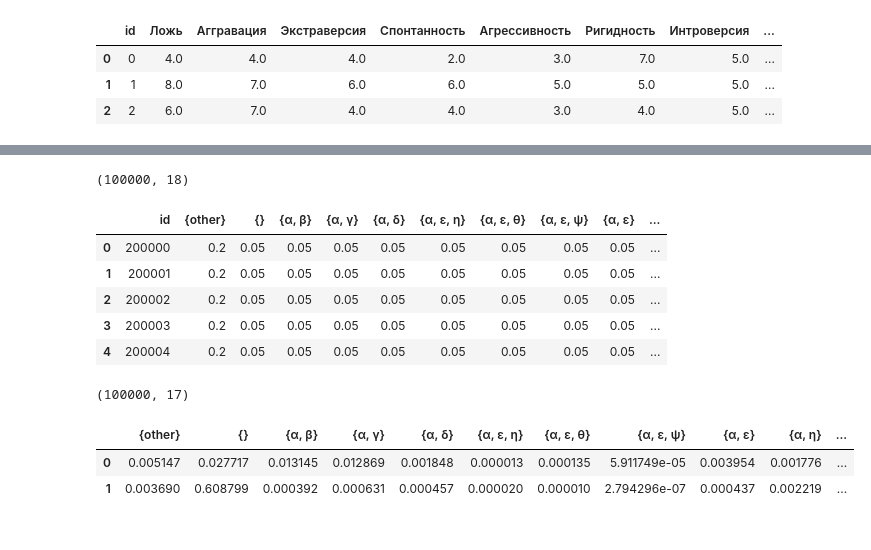
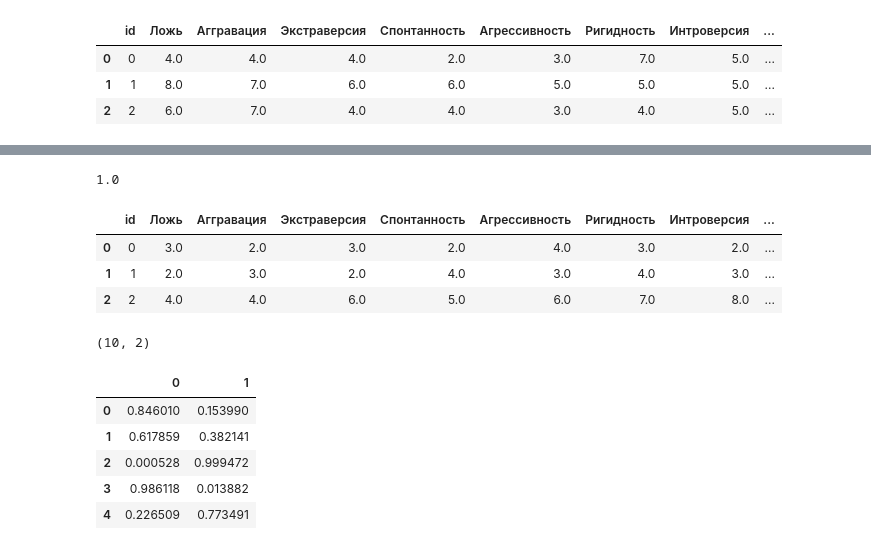
Before and after one commit to zdarova69/USMONOVNN-IS21, a Jupyter notebook: 3 курс/математическое моделирование/cat_boost.ipynb, the cells around one changed output, grey strips where cells are left out. Saved outputs shown, nothing was run; the diff lists cells and outputs as text; code cells hidden in the pictures.

```diff
--- a/3 курс/математическое моделирование/cat_boost.ipynb
+++ b/3 курс/математическое моделирование/cat_boost.ipynb
@@ -8,7 +8,7 @@ from sklearn.model_selection import train_test_split, GridSearchCV
 from sklearn.ensemble import StackingClassifier
 # %%
 train_df = pd.read_csv("output.csv")
-test_df = pd.read_csv("output.csv")
+test_df = pd.read_csv("test.csv")
 # %%
 train_df.head(3)
 # %% [output]
@@ -234,34 +208,30 @@ sample_submission_df = pd.read_csv("sample_submission.csv")
-# %%
-sample_submission_df.shape
-# %% [output]
-(100000, 18)
-# %%
-sample_submission_df.head()
-# %% [output]
-|  | id | {other} | {} | {α, β} | {α, γ} | {α, δ} | {α, ε, η} | {α, ε, θ} | {α, ε, ψ} | {α, ε} | ... |
-| 0 | 200000 | 0.2 | 0.05 | 0.05 | 0.05 | 0.05 | 0.05 | 0.05 | 0.05 | 0.05 | ... |
-| 1 | 200001 | 0.2 | 0.05 | 0.05 | 0.05 | 0.05 | 0.05 | 0.05 | 0.05 | 0.05 | ... |
-| 2 | 200002 | 0.2 | 0.05 | 0.05 | 0.05 | 0.05 | 0.05 | 0.05 | 0.05 | 0.05 | ... |
-| 3 | 200003 | 0.2 | 0.05 | 0.05 | 0.05 | 0.05 | 0.05 | 0.05 | 0.05 | 0.05 | ... |
-| 4 | 200004 | 0.2 | 0.05 | 0.05 | 0.05 | 0.05 | 0.05 | 0.05 | 0.05 | 0.05 | ... |
-# %%
-test_df['date'] =test_df_2["date"]
-
-last_m_test_df = test_df[test_df["date"] == "month_6"]
-last_m_test_df = last_m_test_df.drop(["id", "date"], axis=1)
+# %%
+roc_auc_score(y_val, y_pred_proba[:,1])
+# %% [output]
+1.0
+# %%
+test_df.head(3)
+# %% [output]
+|  | id | Ложь | Аггравация | Экстраверсия | Спонтанность | Агрессивность | Ригидность | Интроверсия | ... |
+| 0 | 0 | 3.0 | 2.0 | 3.0 | 2.0 | 4.0 | 3.0 | 2.0 | ... |
+| 1 | 1 | 2.0 | 3.0 | 2.0 | 4.0 | 3.0 | 4.0 | 3.0 | ... |
+| 2 | 2 | 4.0 | 4.0 | 6.0 | 5.0 | 6.0 | 7.0 | 8.0 | ... |
 # %%
-test_pred_proba = model.predict_proba(last_m_test_df)
+test_pred_proba = model.predict_proba(test_df)
 test_pred_proba_df = pd.DataFrame(test_pred_proba, columns=model.classes_)
 sorted_classes = sorted(test_pred_proba_df.columns.to_list())
 test_pred_proba_df = test_pred_proba_df[sorted_classes]
 # %%
 test_pred_proba_df.shape
 # %% [output]
-(100000, 17)
+(10, 2)
 # %%
-test_pred_proba_df.head(2)
+test_pred_proba_df.head()
 # %% [output]
-|  | {other} | {} | {α, β} | {α, γ} | {α, δ} | {α, ε, η} | {α, ε, θ} | {α, ε, ψ} | {α, ε} | {α, η} | ... |
-| 0 | 0.005147 | 0.027717 | 0.013145 | 0.012869 | 0.001848 | 0.000013 | 0.000135 | 5.911749e-05 | 0.003954 | 0.001776 | ... |
-| 1 | 0.003690 | 0.608799 | 0.000392 | 0.000631 | 0.000457 | 0.000020 | 0.000010 | 2.794296e-07 | 0.000437 | 0.002219 | ... |
+|  | 0 | 1 |
+| 0 | 0.846010 | 0.153990 |
+| 1 | 0.617859 | 0.382141 |
+| 2 | 0.000528 | 0.999472 |
+| 3 | 0.986118 | 0.013882 |
+| 4 | 0.226509 | 0.773491 |
 # %%
```
Also changed, not shown: parts of 20 cells of this notebook.
